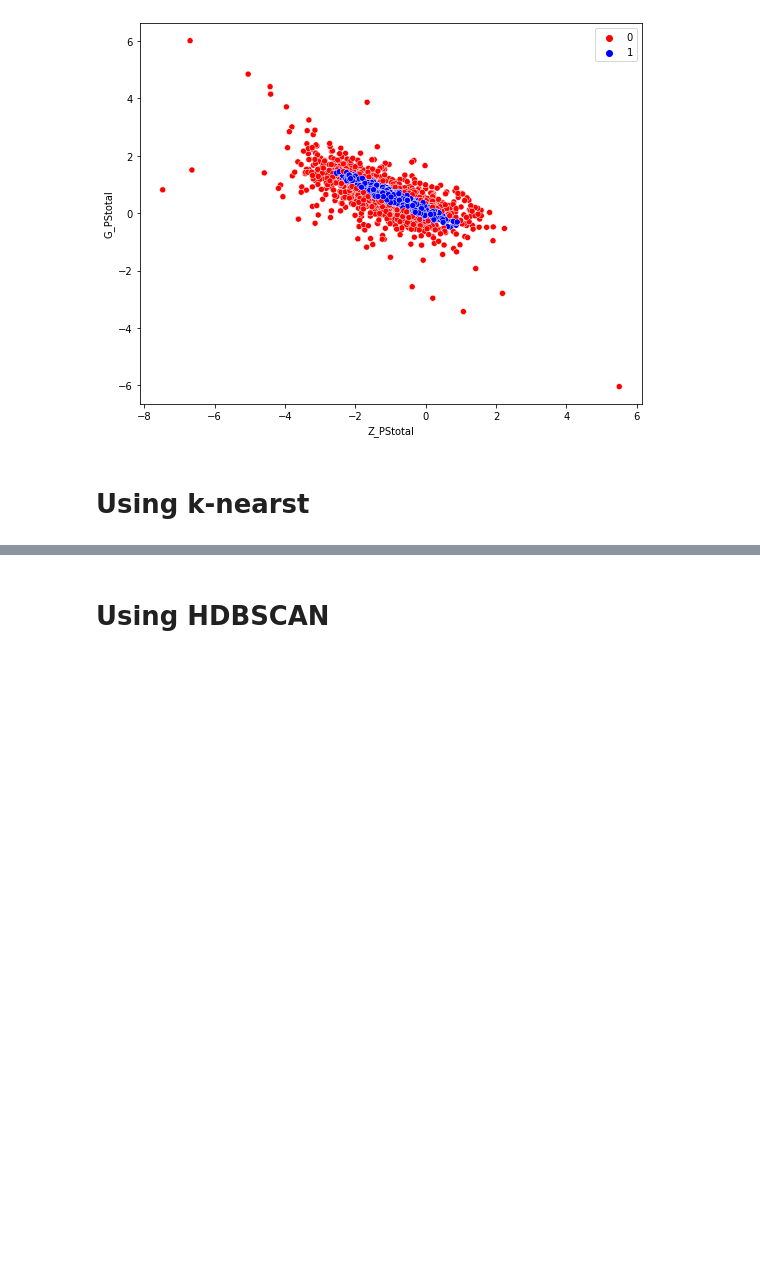
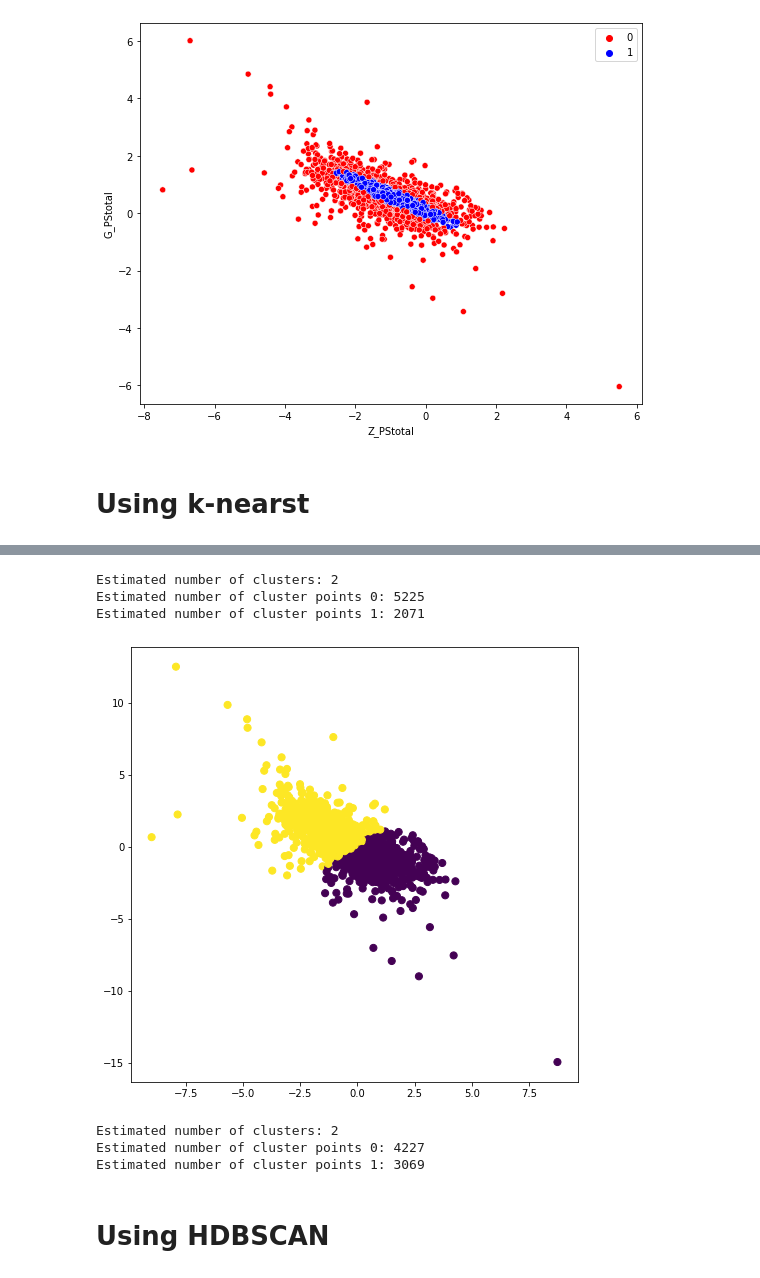
Before and after one commit to AngelGSoto/SPLUS_EmissionObject, a Jupyter notebook: 3filter_noflat/Color color diagrams and others things.ipynb, the cells around one changed output, grey strips where cells are left out. Cells and saved outputs as stored; diff of their text form; code cells hidden in the pictures; blank space fills up the shorter version.

```diff
--- a/3filter_noflat/Color color diagrams and others things.ipynb
+++ b/3filter_noflat/Color color diagrams and others things.ipynb
@@ -217,3 +219,39 @@ ax.set_aspect("equal")
+# %%
+# Number of clusters in labels, ignoring noise if present.
+n_clusters_ = len(set(label)) - (1 if -1 in label else 0)
+n_cluster0 = list(label).count(0)
+n_cluster1 = list(label).count(1)
+# Print parameters
+print('Estimated number of clusters: %d' % n_clusters_)
+print('Estimated number of cluster points 0: %d' % n_cluster0)
+print('Estimated number of cluster points 1: %d' % n_cluster1)
+# %% [output]
+Estimated number of clusters: 2
+Estimated number of cluster points 0: 5225
+Estimated number of cluster points 1: 2071
+# %%
+from sklearn.cluster import SpectralClustering
+model = SpectralClustering(n_clusters=2, affinity='nearest_neighbors',
+                           assign_labels='kmeans')
+labels = model.fit_predict(X)
+fig, ax1 = plt.subplots(figsize=(8, 8))
+ax1.scatter(X[:, 0], X[:, 1], c=labels,
+            s=50, cmap='viridis');
+# %% [output]
+[figure, added]
+# %%
+# Number of clusters in labels, ignoring noise if present.
+n_clusters_ = len(set(labels)) - (1 if -1 in labels else 0)
+n_cluster0 = list(labels).count(0)
+n_cluster1 = list(labels).count(1)
+# Print parameters
+print('Estimated number of clusters: %d' % n_clusters_)
+print('Estimated number of cluster points 0: %d' % n_cluster0)
+print('Estimated number of cluster points 1: %d' % n_cluster1)
+# %% [output]
+Estimated number of clusters: 2
+Estimated number of cluster points 0: 4227
+Estimated number of cluster points 1: 3069
 # %% [markdown]
 # Using HDBSCAN
 # %%
```
Also changed, not shown: parts of 4 cells of this notebook, 1 other file.
